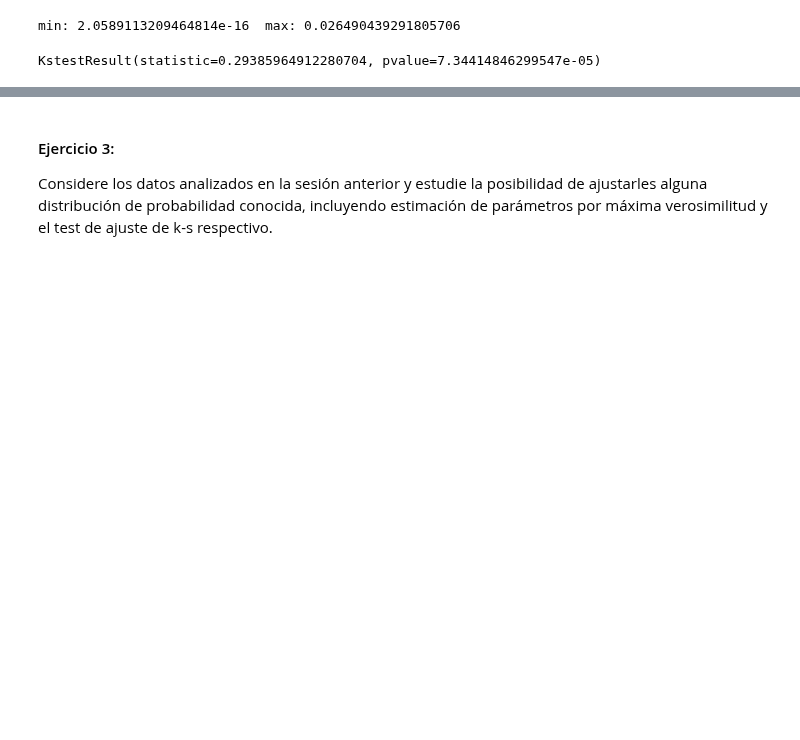
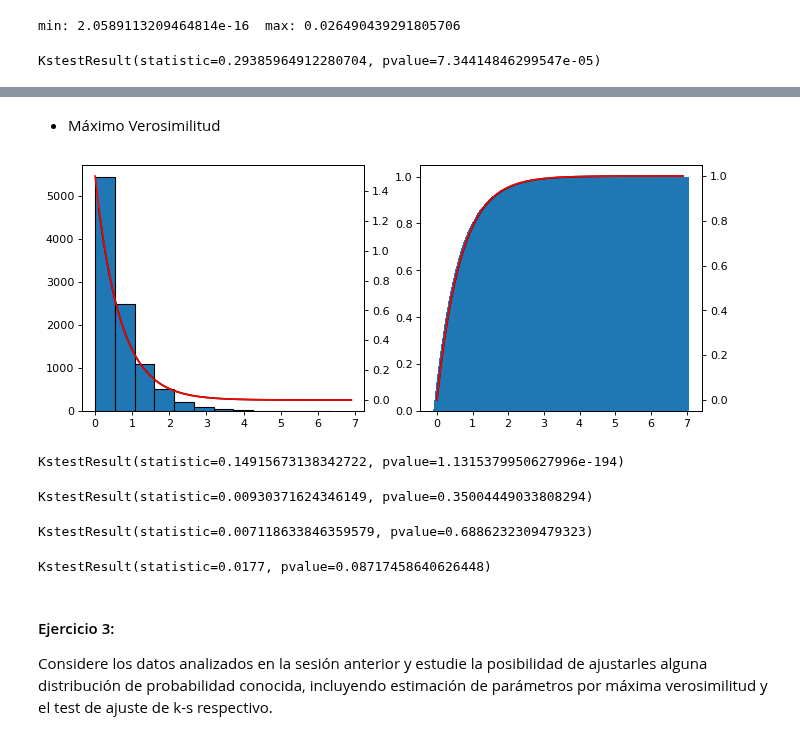
Before and after one commit to estebantejeda/INFO274, a Jupyter notebook: lab3/Laboratorio3.ipynb, the cells around one changed output, grey strips where cells are left out. Drawn from its saved outputs; the diff is of its cells as text; code cells hidden in the pictures; blank space fills up the shorter version.

```diff
--- a/lab3/Laboratorio3.ipynb
+++ b/lab3/Laboratorio3.ipynb
@@ -324,3 +352,51 @@ KstestResult(statistic=0.29385964912280704, pvalue=7.34414846299547e-05)
+# %% [markdown]
+* Máximo Verosimilitud
+# %%
+args = stats.expon.fit(datos_exp)
+fig, axs = plt.subplots(1, 2,figsize=(10, 4), dpi=80)
+
+axs[0].hist(datos_exp, edgecolor = 'black', bins = int(50/binwidth))
+ax1 = axs[0].twinx()
+dvec0 = []
+for i in vec:
+    dvec0.append(stats.expon.pdf(x=i, loc=args[0], scale=args[1]))
+
+ax1.plot(vec[1:],dvec0[1:],color='black')
+ax1.plot(vec,dvec,color='red')
+
+axs[1].bar(x+0.3,cum_exp)
+## probabilidad teórica
+ax2 = axs[1].twinx()
+
+pvec0 = []
+for i in vec:
+    pvec0.append(stats.expon.cdf(x=i, loc=args[0], scale=args[1]))
+ax2.plot(vec,pvec0,color='black')
+ax2.plot(vec,pvec,color='red')
+plt.show()
+# %% [output]
+[figure, added]
+# %%
+## Utilicemos ahora el test de K-S para probar el ajuste de datos
+## respecto de la distribución teórica?
+stats.kstest(datos_exp, 'expon')
+# %% [output]
+KstestResult(statistic=0.14915673138342722, pvalue=1.1315379950627996e-194)
+# %%
+## Utilicemos ahora el test de K-S para probar el ajuste de datos
+## respecto de la distribución teórica?
+stats.kstest(datos_exp, 'expon', args=(0, 1/lamb))
+# %% [output]
+KstestResult(statistic=0.00930371624346149, pvalue=0.35004449033808294)
+# %%
+stats.kstest(datos_exp, 'expon', args=(args))
+# %% [output]
+KstestResult(statistic=0.007118633846359579, pvalue=0.6886232309479323)
+# %%
+datos_exp2 = stats.expon.rvs(loc=args[0], scale=args[1] ,size=10000)
+stats.kstest(datos_exp, datos_exp2)
+# %% [output]
+KstestResult(statistic=0.0177, pvalue=0.08717458640626448)
 # %% [markdown]
 #### Ejercicio 3:
 Considere los datos analizados en la sesión anterior y estudie la posibilidad de ajustarles alguna distribución de probabilidad conocida, incluyendo estimación de parámetros por máxima verosimilitud y  el test de ajuste de k-s respectivo.
```
Also changed, not shown: parts of 9 cells of this notebook.
